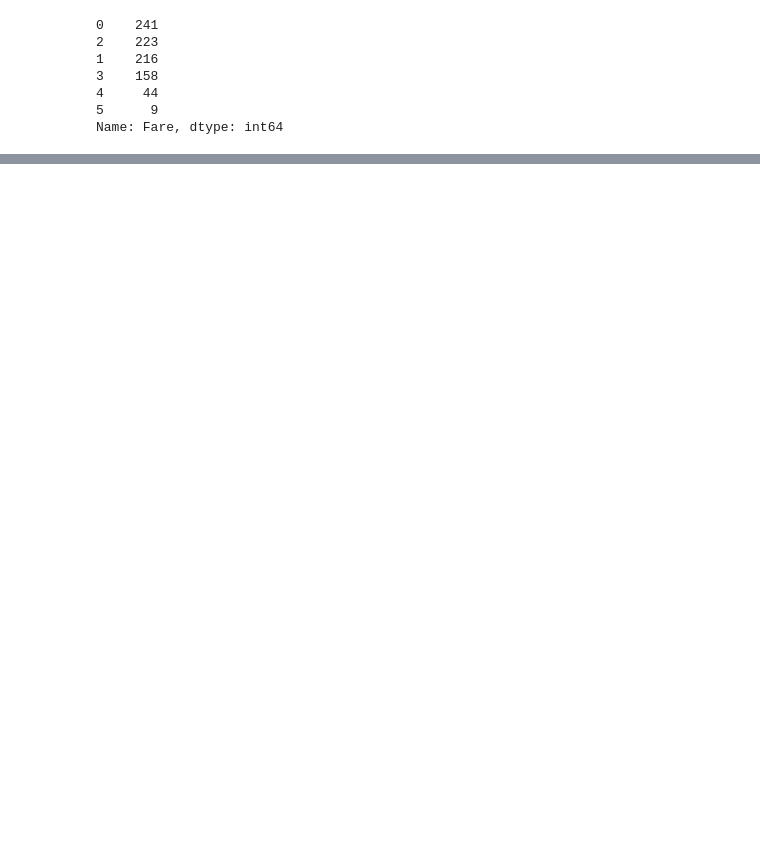
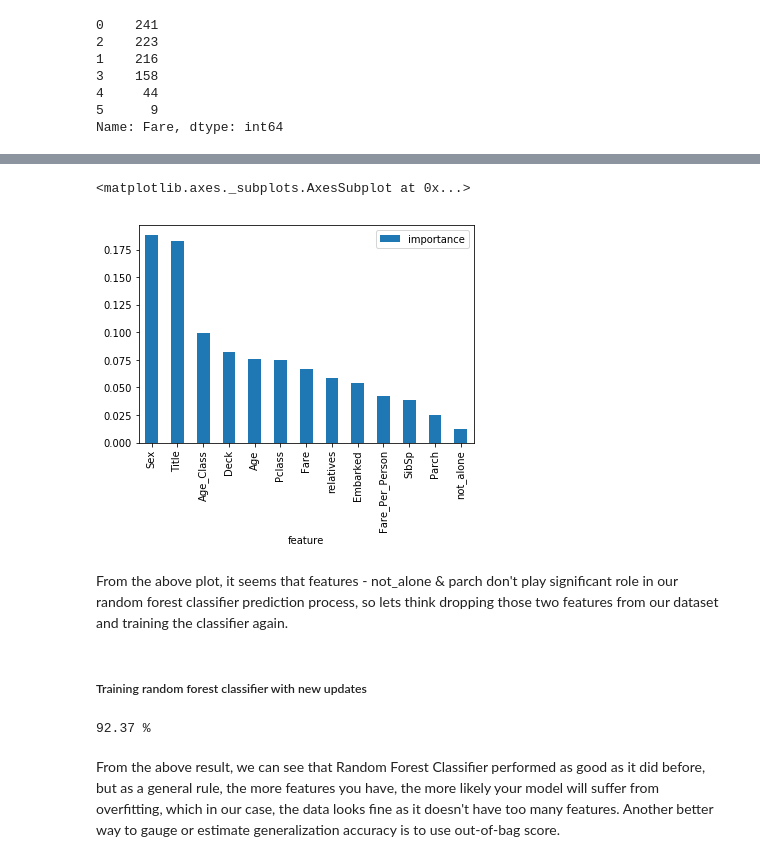
Before and after one commit to jjjohn1994/Kaggle_Titanic_Dataset_Analysis, a Jupyter notebook: Predicting_Survival_Of_Titanic_Passengers.ipynb, the cells around one changed output, grey strips where cells are left out. Drawn from its saved outputs; the diff is of its cells as text; code cells hidden in the pictures; blank space fills up the shorter version.

```diff
--- a/Predicting_Survival_Of_Titanic_Passengers.ipynb
+++ b/Predicting_Survival_Of_Titanic_Passengers.ipynb
@@ -381,0 +456,7 @@ train_df.head(10)
+# %%
+model_GNB = GaussianNB()
+model_GNB.fit(X_train, Y_train)
+pred_knn = model_GNB.predict(X_test)
+
+model_GNB.score(X_train, Y_train)
+acc_GNB = round(model_GNB.score(X_train, Y_train) * 100, 2)
@@ -381,0 +465,7 @@ train_df.head(10)
+# %%
+model_Linear_SVC = LinearSVC()
+model_Linear_SVC.fit(X_train, Y_train)
+
+Y_pred = model_Linear_SVC.predict(X_test)
+
+acc_linear_svc = round(model_Linear_SVC.score(X_train, Y_train) * 100, 2)
@@ -381,0 +474,7 @@ train_df.head(10)
+# %%
+model_DT = DecisionTreeClassifier()
+model_DT.fit(X_train, Y_train)
+Y_pred = model_DT.predict(X_test)
+
+model_DT.score(X_train, Y_train)
+acc_decision_tree = round(model_DT.score(X_train, Y_train) * 100, 2)
@@ -381,0 +537,4 @@ train_df.head(10)
+# %%
+importances = pd.DataFrame({'feature':X_train.columns, 'importance':np.round(model_RF.feature_importances_, 3)})
+importances = importances.sort_values('importance',ascending=False).set_index('feature')
+importances.head(15)
@@ -381,0 +557,7 @@ train_df.head(10)
+# %%
+importances.plot.bar()
+# %% [output]
+<matplotlib.axes._subplots.AxesSubplot at 0x...>
+[figure, added]
+# %% [markdown]
+From the above plot, it seems that features - not_alone & parch don't play significant role in our random forest classifier prediction process, so lets think dropping those two features from our dataset and training the classifier again.
@@ -381,0 +570,14 @@ train_df.head(10)
+# %% [markdown]
+##### Training random forest classifier with new updates
+# %%
+model_rf = RandomForestClassifier(n_estimators=100, oob_score = True)
+model_rf.fit(X_train, Y_train)
+pred_rf = model_rf.predict(X_test)
+
+model_rf.score(X_train, Y_train)
+acc_rf = round(model_rf.score(X_train, Y_train) * 100, 2)
+print(round(acc_rf,2,), "%")
+# %% [output]
+92.37 %
+# %% [markdown]
+From the above result, we can see that Random Forest Classifier performed as good as it did before, but as a general rule, the more features you have, the more likely your model will suffer from overfitting, which in our case, the data looks fine as it doesn't have too many features. Another better way to gauge or estimate generalization accuracy is to use out-of-bag score.
```
Also changed, not shown: parts of 53 cells of this notebook.
